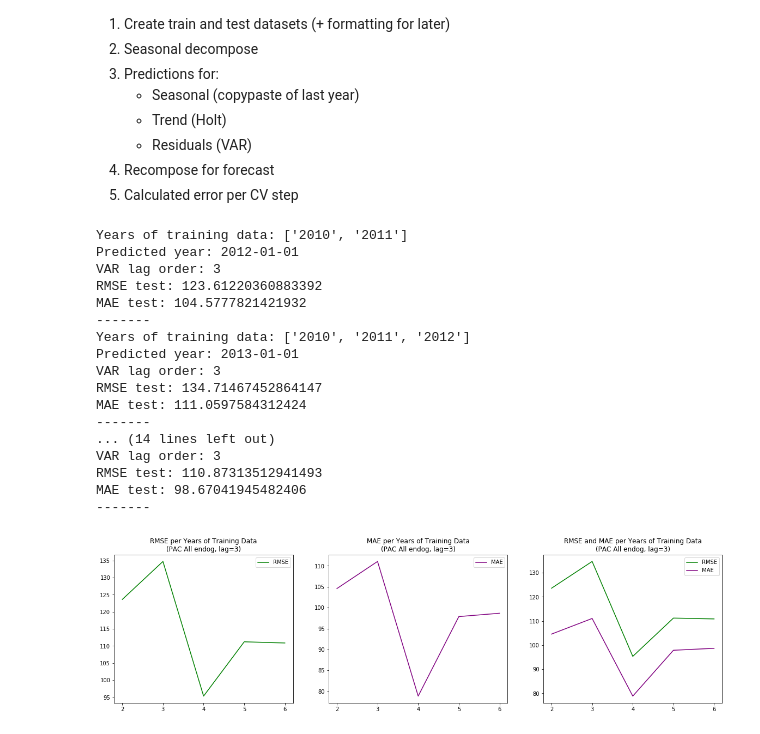
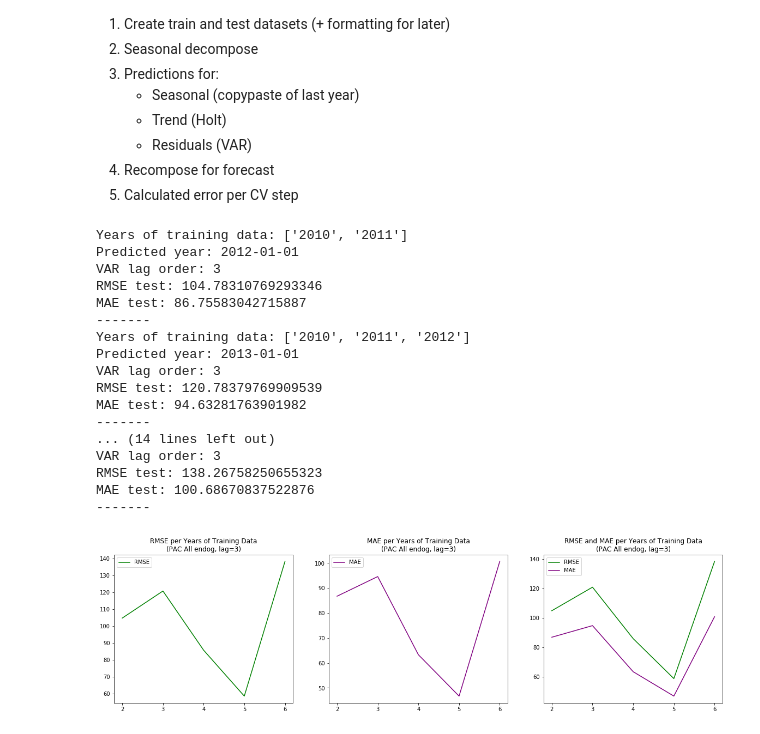
Before and after one commit to jinnyto/touristcast, a Jupyter notebook: VAR/CV/VAR CV Script (PAC All endog, lag=3).ipynb, the cells around one changed output. Drawn from its saved outputs; the diff is of its cells as text; code cells hidden in the pictures.

Commit message:
Used auto_arima instead of Holt for trend forecast

```diff
--- a/VAR/CV/VAR CV Script (PAC All endog, lag=3).ipynb
+++ b/VAR/CV/VAR CV Script (PAC All endog, lag=3).ipynb
@@ -97,20 +97,28 @@ for year in training_loop:
     seasonal_forecast = seasonal_data[(seasonal_data.index>=start_year)&(seasonal_data.index<end_year)]
 
     # Forecasted DF without datetime index and only 12 months to be able to recompose later
-    # - IMPORTANT - Replace nights_PAC below with column name for your region
-    seasonal_forecast_df = pd.DataFrame(seasonal_forecast.nights_PAC.values[-12:])
+    seasonal_forecast_df = pd.DataFrame(seasonal_forecast['nights_'+region_code].values[-12:])
 
     # --------Trend prediction (Linear Holt)----------
 
-    # Holt model (w/ optimized fit) on nights
-    # - IMPORTANT - Replace nights_PAC below with column name for your region
-    trend_model = Holt(trend_data.nights_PAC).fit(optimized=True)
+    # ARIMA model (w/ auto parameters) on nights trend
+    trend_model = auto_arima(trend_data['nights_'+region_code],
+                             start_p=0, start_q=0, max_p=20, max_q=20, m=12,
+                             start_P=0, max_P=20, seasonal=False, d=1, D=1,
+                             trace=False, error_action='ignore', suppress_warnings=True,
+                             stepwise=True, random=True, random_state=42)
+
+        # If using Holt: Holt(trend_data['nights_'+region_code]).fit(optimized=True)
 
     # Predict 12 months of trend
-    trend_forecast = trend_model.predict(start=0, end=11)
+    trend_forecast = trend_model.predict(n_periods=12)
+
+        # If using Holt: trend_model.predict(start=0, end=11)
 
     # Forecasted DF without datetime index to be able to recompose later
-    trend_forecast_df = pd.DataFrame(trend_forecast.values)
+    trend_forecast_df = pd.DataFrame(trend_forecast)
+
+        # If using Holt: trend_forecast_df = pd.DataFrame(trend_forecast.values)
 
     # --------Residual prediction (VAR)----------
 
@@ -127,7 +135,7 @@ for year in training_loop:
     resid_forecast_df = pd.DataFrame(resid_results.forecast(residual_data.values[-lag_order:], 12))
 
     # --------Recomposing results----------
-    # - IMPORTANT - Addition if additive series /// Multiplication if multiplicative series
+    # - IMPORTANT - Multiplication if multiplicative series /// Addition if additive series
     forecast = seasonal_forecast_df[0] * trend_forecast_df[0] * resid_forecast_df[0]
 
 
@@ -152,40 +160,40 @@ for year in training_loop:
 x = list(range(len(years_data)))
 
 fig, axes = plt.subplots(1,3, figsize=(20,5))
 axes[0].plot(x, all_rmse, label='RMSE', color='green')
 axes[0].set_xticks(x)
 axes[0].set_xticklabels(years_data)
-axes[0].set_title('RMSE per Years of Training Data' + '\n' + '(PAC All endog, lag=3)')
+axes[0].set_title('RMSE per Years of Training Data' + '\n' + f'({region_code} All endog, lag=3)')
 axes[0].legend()
 
 axes[1].plot(x, all_mae, label='MAE', color='purple')
 axes[1].set_xticks(x)
 axes[1].set_xticklabels(years_data)
-axes[1].set_title('MAE per Years of Training Data' + '\n' + '(PAC All endog, lag=3)')
+axes[1].set_title('MAE per Years of Training Data' + '\n' + f'({region_code} All endog, lag=3)')
 axes[1].legend()
 
 axes[2].plot(x, all_rmse, label='RMSE', color='green')
 axes[2].plot(x, all_mae, label='MAE', color='purple')
 axes[2].set_xticks(x)
 axes[2].set_xticklabels(years_data)
-axes[2].set_title('RMSE and MAE per Years of Training Data' + '\n' + '(PAC All endog, lag=3)')
+axes[2].set_title('RMSE and MAE per Years of Training Data' + '\n' + f'({region_code} All endog, lag=3)')
 axes[2].legend();
 # %% [output]
 Years of training data: ['2010', '2011']
 Predicted year: 2012-01-01
 VAR lag order: 3
-RMSE test: 123.61220360883392
-MAE test: 104.5777821421932
+RMSE test: 104.78310769293346
+MAE test: 86.75583042715887
 -------
 Years of training data: ['2010', '2011', '2012']
 Predicted year: 2013-01-01
 VAR lag order: 3
-RMSE test: 134.71467452864147
-MAE test: 111.0597584312424
+RMSE test: 120.78379769909539
+MAE test: 94.63281763901982
 -------
 ... (14 lines left out)
 VAR lag order: 3
-RMSE test: 110.87313512941493
-MAE test: 98.67041945482406
+RMSE test: 138.26758250655323
+MAE test: 100.68670837522876
 -------
-[figure, old version]
+[figure, new version]
```
